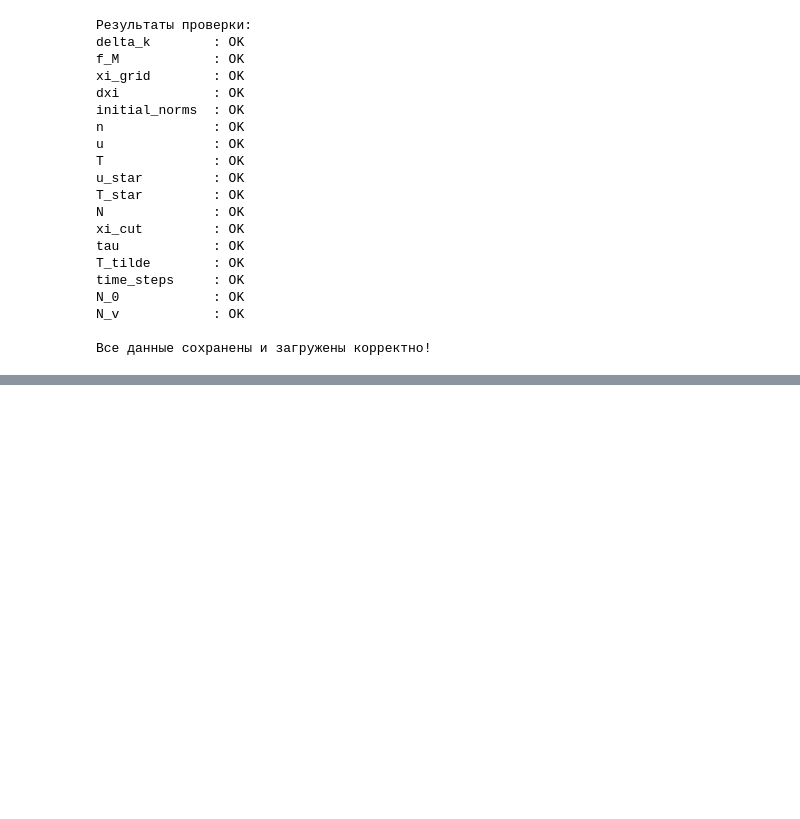
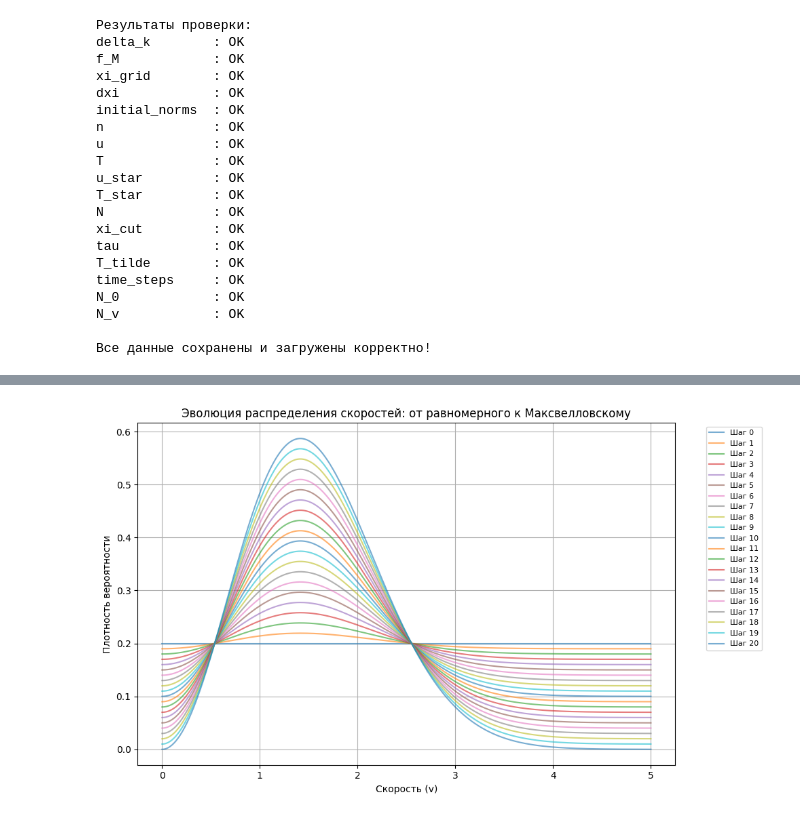
Before and after one commit to physicistmaksim/compmathproject, a Jupyter notebook: code/example.ipynb, the cells around one changed output, grey strips where cells are left out. Cells and saved outputs as stored; diff of their text form; code cells hidden in the pictures; blank space fills up the shorter version.

```diff
--- a/code/example.ipynb
+++ b/code/example.ipynb
@@ -355,0 +376,10 @@ Symmetry error: 0.0000e+00
+# %%
+data = load_all_data()
+xi_grid = data['xi_grid']
+dxi = data['dxi']
+f_M = data['f_M']
+xi_x, xi_y, xi_z = np.meshgrid(xi_grid[0], xi_grid[1], xi_grid[2], indexing='ij')
+xi_x = xi_x.flatten()
+xi_y = xi_y.flatten()
+xi_z = xi_z.flatten()
+f_M = f_M.flatten()
@@ -355,0 +392,23 @@ Symmetry error: 0.0000e+00
+# %%
+import numpy as np
+import matplotlib.pyplot as plt
+
+data = load_all_data()
+
+for step in range(20):
+    xi_grid = data['xi_grid'][step]
+    f= data['f_M'][step]
+    plt.plot(xi_grid, f, label=f"Шаг {step}", alpha=0.6)
+
+plt.title("Эволюция распределения скоростей: от равномерного к Максвелловскому")
+plt.xlabel("Скорость (v)")
+plt.ylabel("Плотность вероятности")
+plt.legend(bbox_to_anchor=(1.05, 1.0), loc='upper left', fontsize=8)
+plt.tight_layout()
+plt.grid(True)
+
+# Сохраняем в файл
+plt.savefig("evolution_maxwell.png", dpi=300)
+plt.show()
+# %% [output]
+[figure, added]
```
Also changed, not shown: parts of 19 cells of this notebook, 1 other file.
